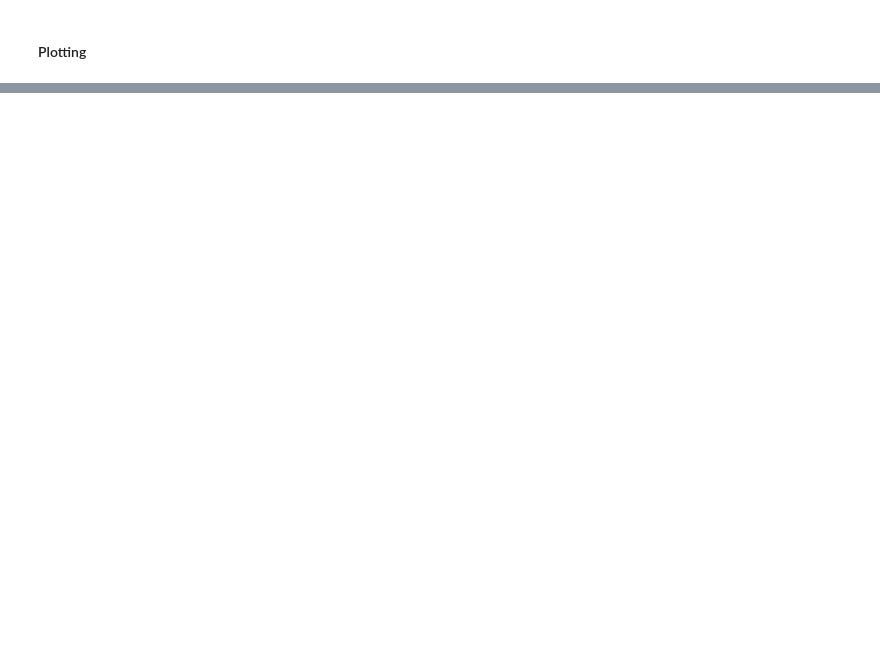
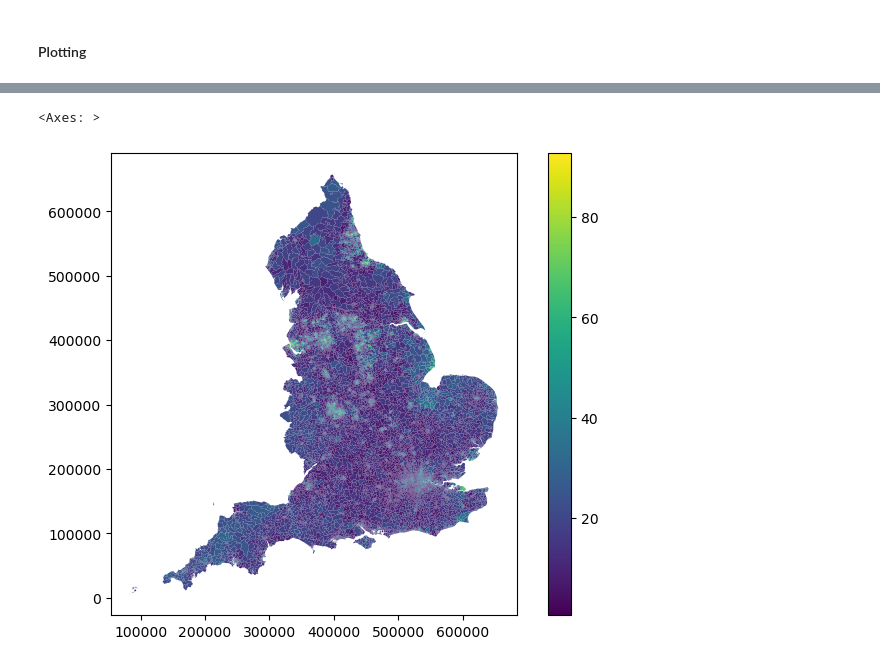
Before and after one commit to mushtary-mumu/crime_patterns, a Jupyter notebook: src/notebooks/point_pattern_analysis.ipynb, the cells around one changed output, grey strips where cells are left out. Drawn from its saved outputs; the diff is of its cells as text; code cells hidden in the pictures; blank space fills up the shorter version.

```diff
--- a/src/notebooks/point_pattern_analysis.ipynb
+++ b/src/notebooks/point_pattern_analysis.ipynb
@@ -38,11 +38,13 @@ london_lsoa_shp_path = os.path.join(shapefiles_dir, "LSOA_2011_London_gen_MHW.sh
 london_greater_area_shp_path = os.path.join(data_clean,  "Greater_London_Area.shp")
 
 crime_incidences_path = os.path.join(data_clean, r"city-of-london-burglaries-2019-cleaned.csv")
+imd_shp_path = os.path.join(data_raw, r"IMD_LSOA_2019\IMD_2019.shp")
 # %%
 london_lsoa = gpd.read_file(london_lsoa_shp_path)
 london_ward = gpd.read_file(london_ward_shp_path)
 london_borough = gpd.read_file(london_borough_shp_path)
 london_greater_area = gpd.read_file(london_greater_area_shp_path)
+imd = gpd.read_file(imd_shp_path)
 # %%
 ## Load data
 crime_incidences = pd.read_csv(crime_incidences_path)
@@ -108,3 +124,8 @@ ax.legend(bbox_to_anchor = (0, 0.5))
 plt.suptitle("Clustered Burglary Incidences (DBCAN)")
 
 fig.savefig(os.path.join(plots_dir, 'burglary_clusters.png'), dpi=300, bbox_inches='tight')
+# %%
+imd.plot(column="IMDScore", figsize=(height, width), legend=True)
+# %% [output]
+<Axes: >
+[figure, added]
```
Also changed, not shown: parts of 9 cells of this notebook, 1 other file.
